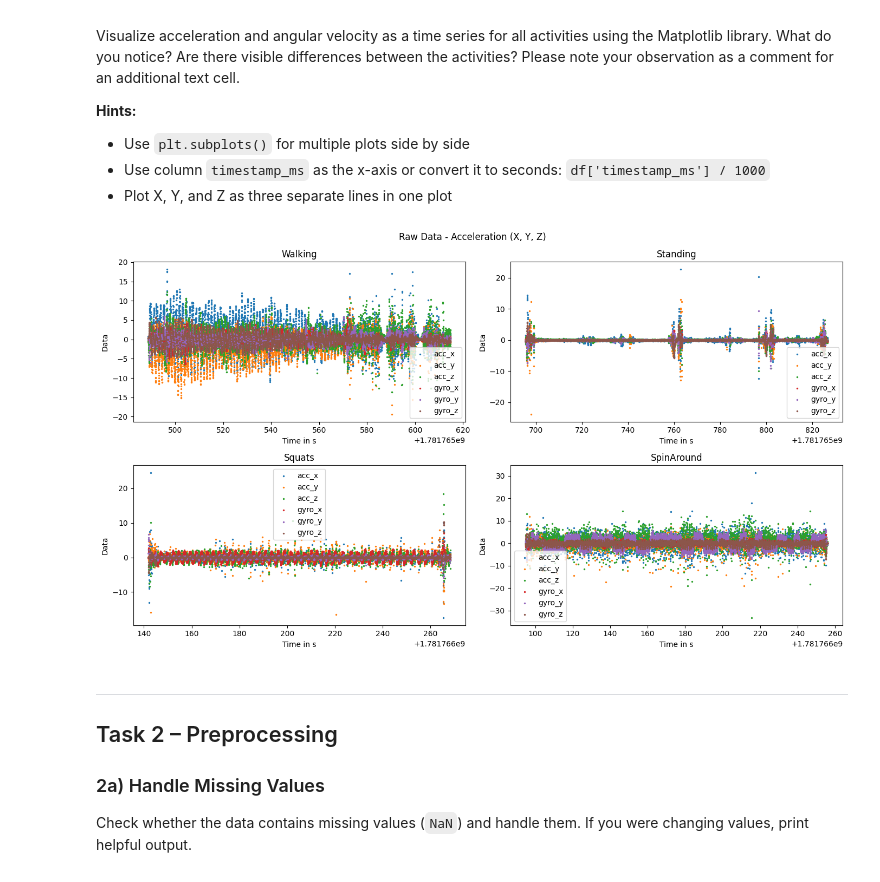
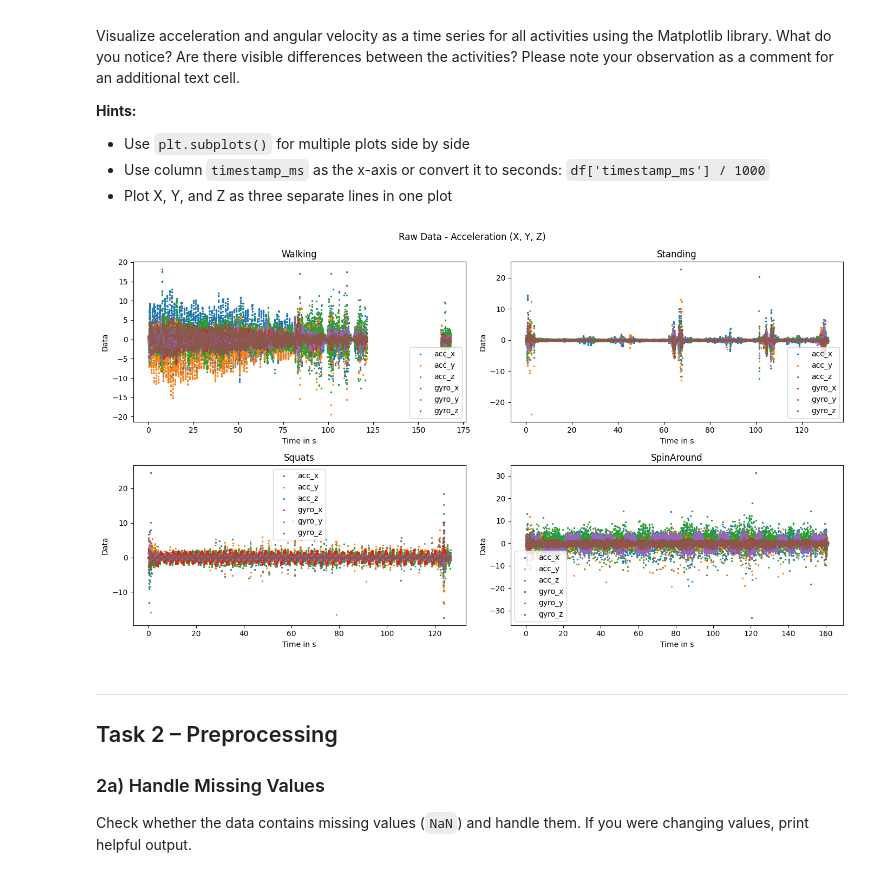
Before and after one commit to dhanushmaverick/Machine-Learning-Project, a Jupyter notebook: Submission/ML_Lab_Part_I.ipynb, the cells around one changed output. Drawn from its saved outputs; the diff is of its cells as text; code cells hidden in the pictures.

```diff
--- a/Submission/ML_Lab_Part_I.ipynb
+++ b/Submission/ML_Lab_Part_I.ipynb
@@ -243,7 +243,7 @@ fig, axes = plt.subplots(2, 2, figsize=(14, 8))
 def plot_activity(df: pd.DataFrame, activity: str, sensor: str = "acc"):
     """Plots X, Y, and Z of one sensor over time."""
     # TODO: compute time in seconds (timestamp_ms - timestamp_ms[0]) / 1000
-    time_in_s = df["timestamp_ms"]/1000
+    time_in_s = (df["timestamp_ms"]- df["timestamp_ms"][0])/1000
     # TODO: plot acc_x, acc_y, acc_z or gyro_x, gyro_y, gyro_z
 
     if ACTIVITIES[activity] == 1:
@@ -253,34 +253,34 @@ def plot_activity(df: pd.DataFrame, activity: str, sensor: str = "acc"):
         m = 0
         n = 1
     elif ACTIVITIES[activity] == 3:
         m = 1
         n = 0
     else:
         m = 1
         n = 1
 
     axes[m][n].scatter(time_in_s, df[sensor],label=sensor, s= 2)
     axes[m][n].set_ylabel('Data')
     axes[m][n].set_xlabel('Time in s')
     axes[m][n].set_title(activity)
     axes[m][n].legend()
     pass
 
 
 i = 0
 for activity in ACTIVITIES:
     for s in SENSOR_COLS:
         plot_activity(raw[activity], activity, s)
     i += 1
 
 fig.suptitle("Raw Data - Acceleration (X, Y, Z)")
 
 # TODO: create one subplot for each activity
 
 plt.tight_layout()
 plt.show()
 # %% [output]
-[figure, old version]
+[figure, new version]
 # %% [markdown]
 ---
 ## Task 2 – Preprocessing
```
Also changed, not shown: parts of 2 cells of this notebook, 5 other files.
